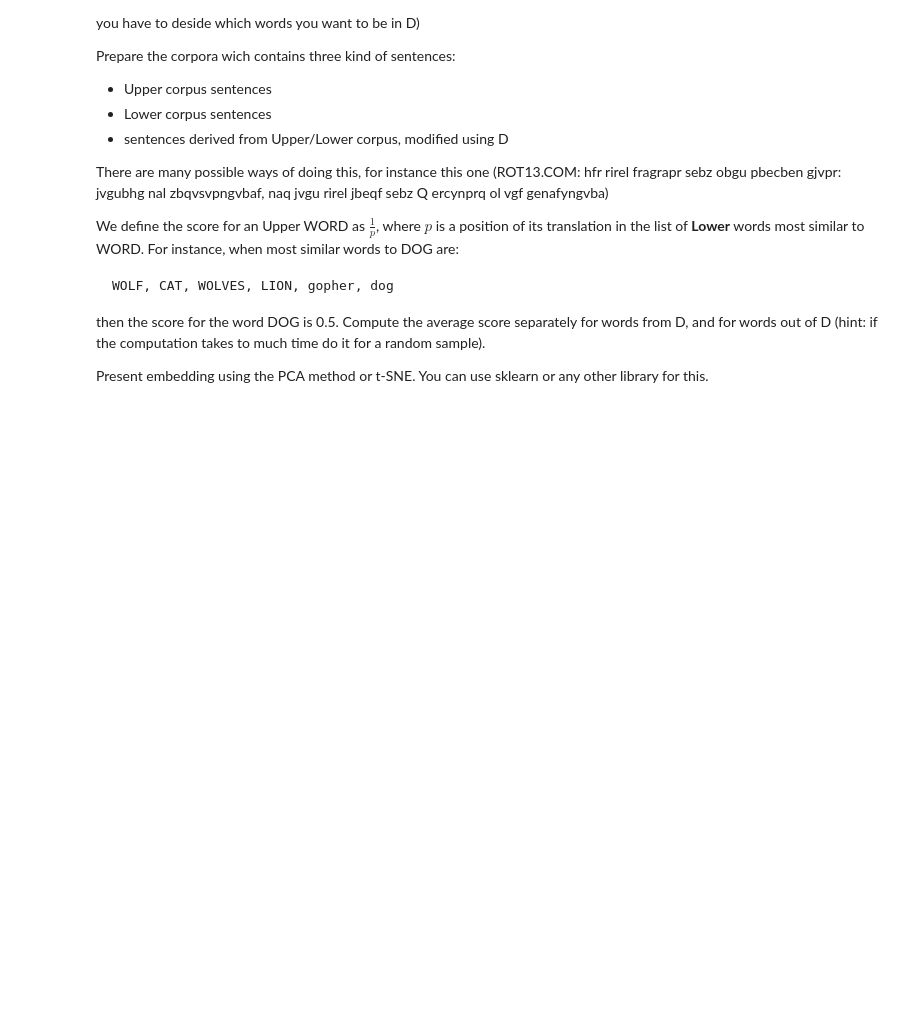
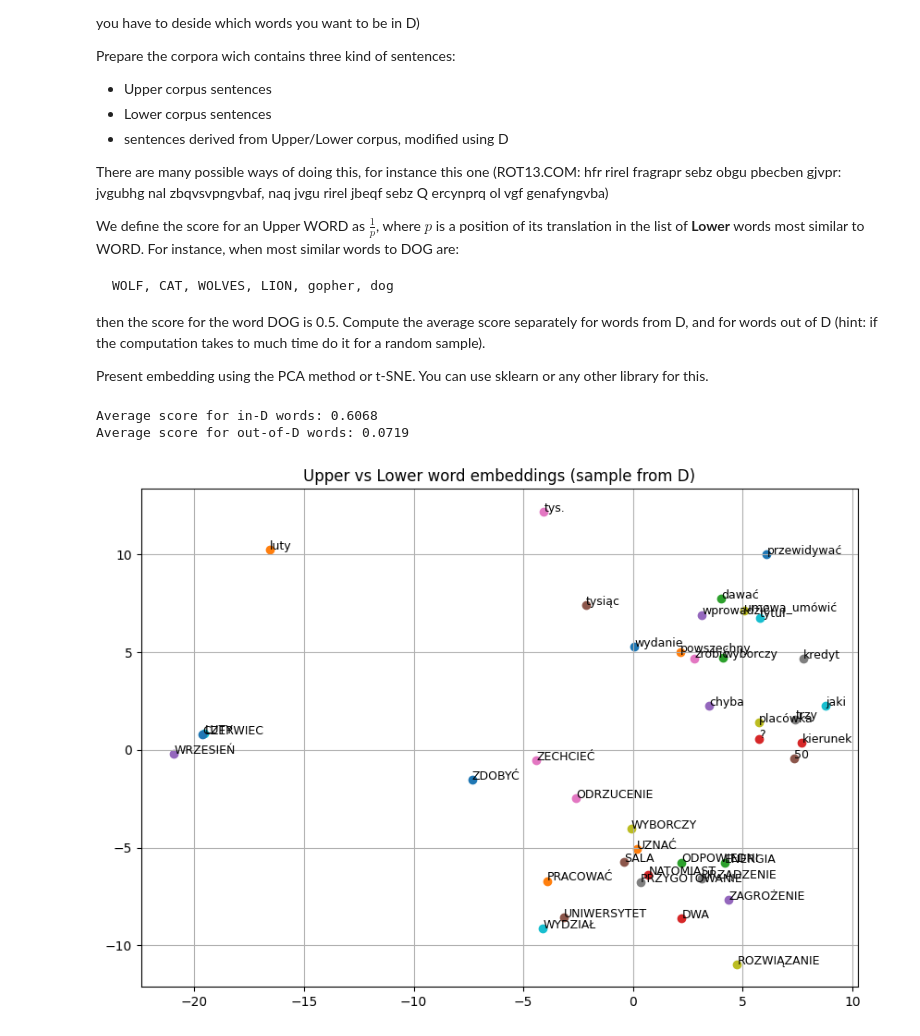
Before and after one commit to PatrykFlama/UWr, a Jupyter notebook: Sem6/NN/List5/Task3.ipynb, the cells around one changed output. Cells and saved outputs as stored; diff of their text form; code cells hidden in the pictures; blank space fills up the shorter version.

```diff
--- a/Sem6/NN/List5/Task3.ipynb
+++ b/Sem6/NN/List5/Task3.ipynb
@@ -33,0 +50,24 @@ Present embedding using the PCA method or t-SNE. You can use sklearn or any othe
+# %%
+# frequency-based dictionary D (1000 most frequent word pairs)
+def extract_word_pairs(upper, lower):
+    up_flat = [word for sent in upper for word in sent]
+    low_flat = [word for sent in lower for word in sent]
+    common = set(w.lower() for w in up_flat) & set(low_flat)
+    word_counts = Counter([w for w in low_flat if w in common])
+    selected_words = [w for w, _ in word_counts.most_common(1000)]
+    D = {w.upper(): w for w in selected_words}
+    return D
+
+D = extract_word_pairs(upper_sentences, lower_sentences)
+# %%
+# mixed corpus with translations
+def mix_corpora(upper, lower, D):
+    mixed_sentences = []
+    for sentence in upper:
+        new_sent = [D.get(w, w) for w in sentence]
+        mixed_sentences.append(new_sent)
+    return upper + lower + mixed_sentences
+
+all_sentences = mix_corpora(upper_sentences, lower_sentences, D)
+# %%
+model = Word2Vec(sentences=all_sentences, vector_size=100, window=5, min_count=1, workers=6, epochs=10)
@@ -33,0 +100,26 @@ Present embedding using the PCA method or t-SNE. You can use sklearn or any othe
+# %%
+print(f"Average score for in-D words: {np.mean(in_d_scores):.4f}")
+print(f"Average score for out-of-D words: {np.mean(out_d_scores):.4f}")
+# %% [output]
+Average score for in-D words: 0.6068
+Average score for out-of-D words: 0.0719
+# %%
+def visualize_words(model, words, title):
+    vectors = [model.wv[w] for w in words if w in model.wv]
+    labels = [w for w in words if w in model.wv]
+
+    pca = PCA(n_components=2)
+    reduced = pca.fit_transform(vectors)
+
+    plt.figure(figsize=(10, 7))
+    for i, word in enumerate(labels):
+        plt.scatter(reduced[i, 0], reduced[i, 1])
+        plt.text(reduced[i, 0]+0.01, reduced[i, 1]+0.01, word, fontsize=9)
+    plt.title(title)
+    plt.grid(True)
+    plt.show()
+
+sample_words = random.sample(list(D.keys()), 20) + [D[k] for k in random.sample(list(D.keys()), 20)]
+visualize_words(model, sample_words, "Upper vs Lower word embeddings (sample from D)")
+# %% [output]
+[figure, added]
```
Also changed, not shown: parts of 4 cells of this notebook.
